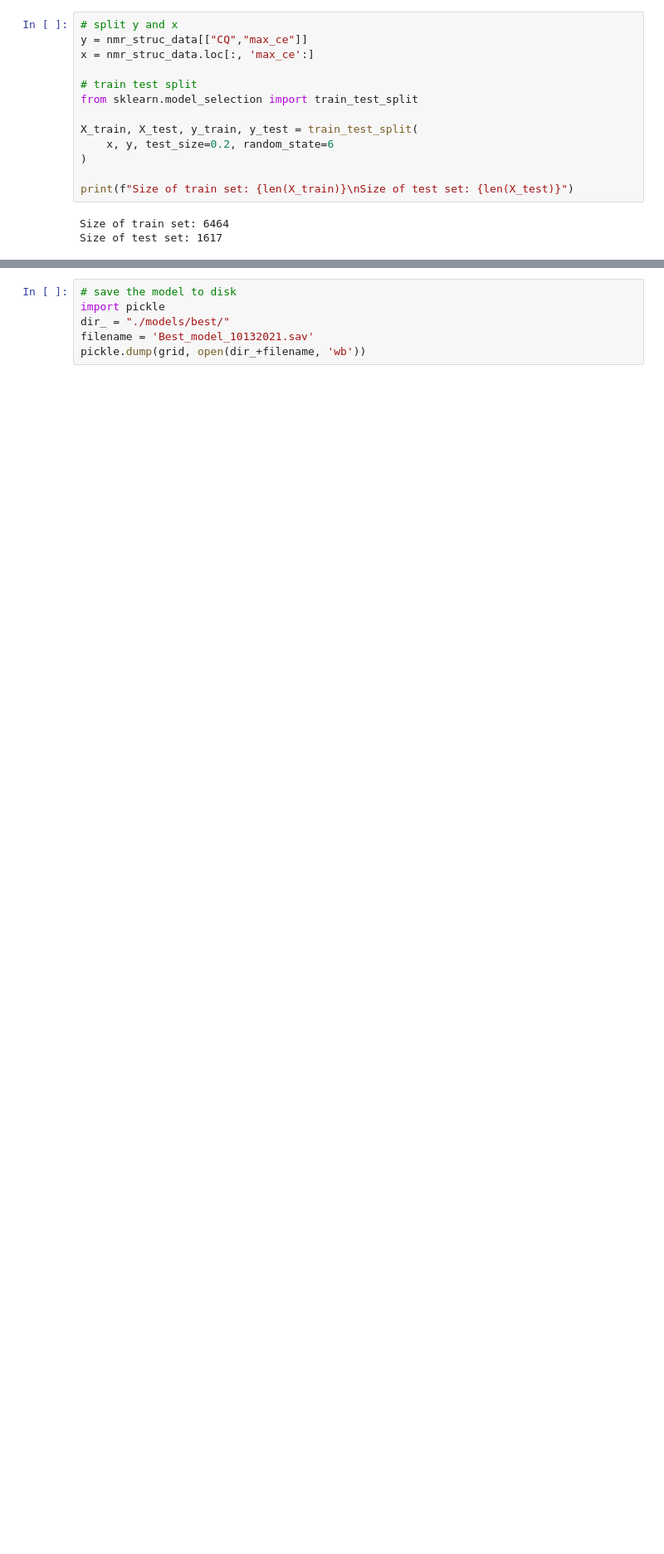
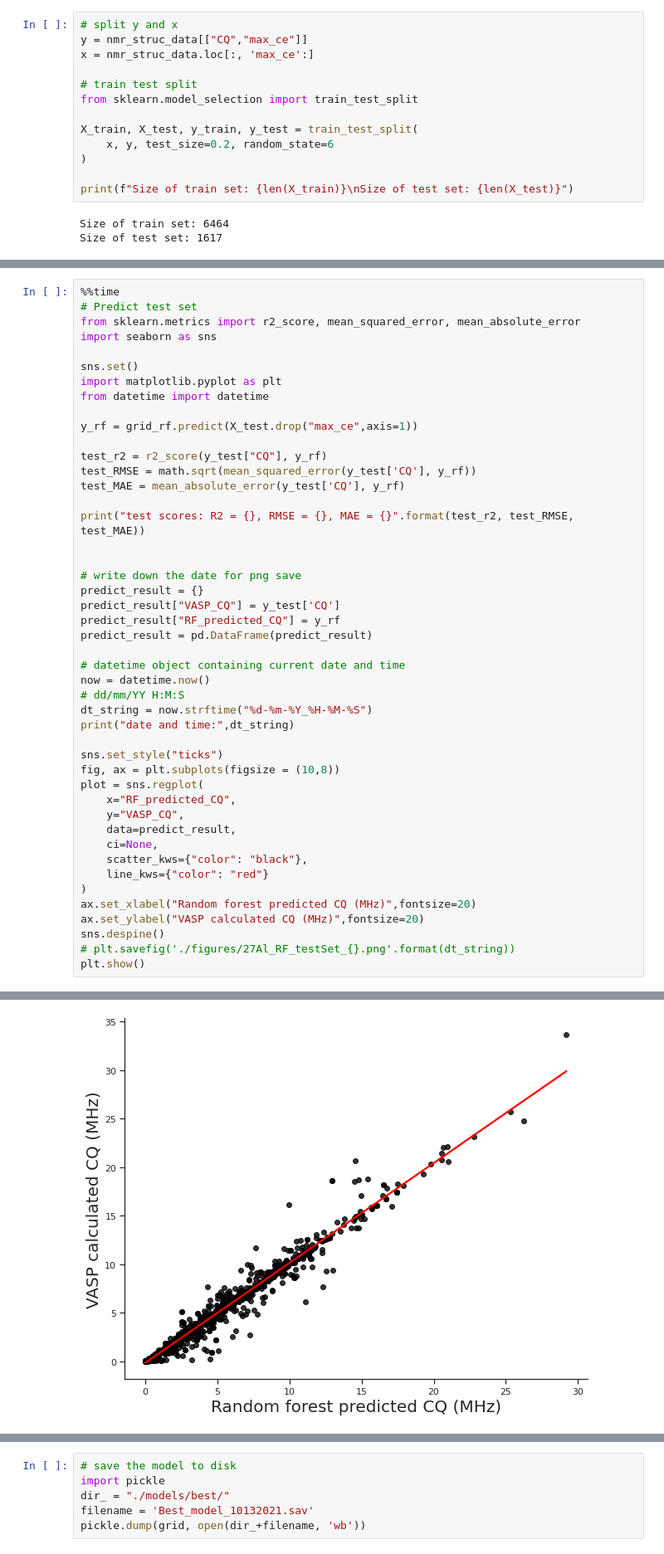
Before and after one commit to wushanyun64/27Al_CQ_prediction, a Jupyter notebook: Example_model_training.ipynb, the cells around one changed output, grey strips where cells are left out. Shown at 83% size. Saved outputs shown, nothing was run; the diff lists cells and outputs as text; blank space fills up the shorter version.

```diff
--- a/Example_model_training.ipynb
+++ b/Example_model_training.ipynb
@@ -290,0 +309,47 @@ Wall time: 3min 48s
+# %%
+%%time
+# Predict test set
+from sklearn.metrics import r2_score, mean_squared_error, mean_absolute_error
+import seaborn as sns
+
+sns.set()
+import matplotlib.pyplot as plt
+from datetime import datetime
+
+y_rf = grid_rf.predict(X_test.drop("max_ce",axis=1))
+
+test_r2 = r2_score(y_test["CQ"], y_rf)
+test_RMSE = math.sqrt(mean_squared_error(y_test['CQ'], y_rf))
+test_MAE = mean_absolute_error(y_test['CQ'], y_rf)
+
+print("test scores: R2 = {}, RMSE = {}, MAE = {}".format(test_r2, test_RMSE, test_MAE))
+
+
+# write down the date for png save
+predict_result = {}
+predict_result["VASP_CQ"] = y_test['CQ']
+predict_result["RF_predicted_CQ"] = y_rf
+predict_result = pd.DataFrame(predict_result)
+
+# datetime object containing current date and time
+now = datetime.now()
+# dd/mm/YY H:M:S
+dt_string = now.strftime("%d-%m-%Y_%H-%M-%S")
+print("date and time:",dt_string)
+
+sns.set_style("ticks")
+fig, ax = plt.subplots(figsize = (10,8))
+plot = sns.regplot(
+    x="RF_predicted_CQ",
+    y="VASP_CQ",
+    data=predict_result,
+    ci=None,
+    scatter_kws={"color": "black"},
+    line_kws={"color": "red"}
+)
+ax.set_xlabel("Random forest predicted CQ (MHz)",fontsize=20)
+ax.set_ylabel("VASP calculated CQ (MHz)",fontsize=20)
+sns.despine()
+# plt.savefig('./figures/27Al_RF_testSet_{}.png'.format(dt_string))
+plt.show()
+# %% [output]
@@ -290,0 +358 @@ Wall time: 3min 48s
+[figure, added]
```
Also changed, not shown: parts of 12 cells of this notebook, 1 other file.
